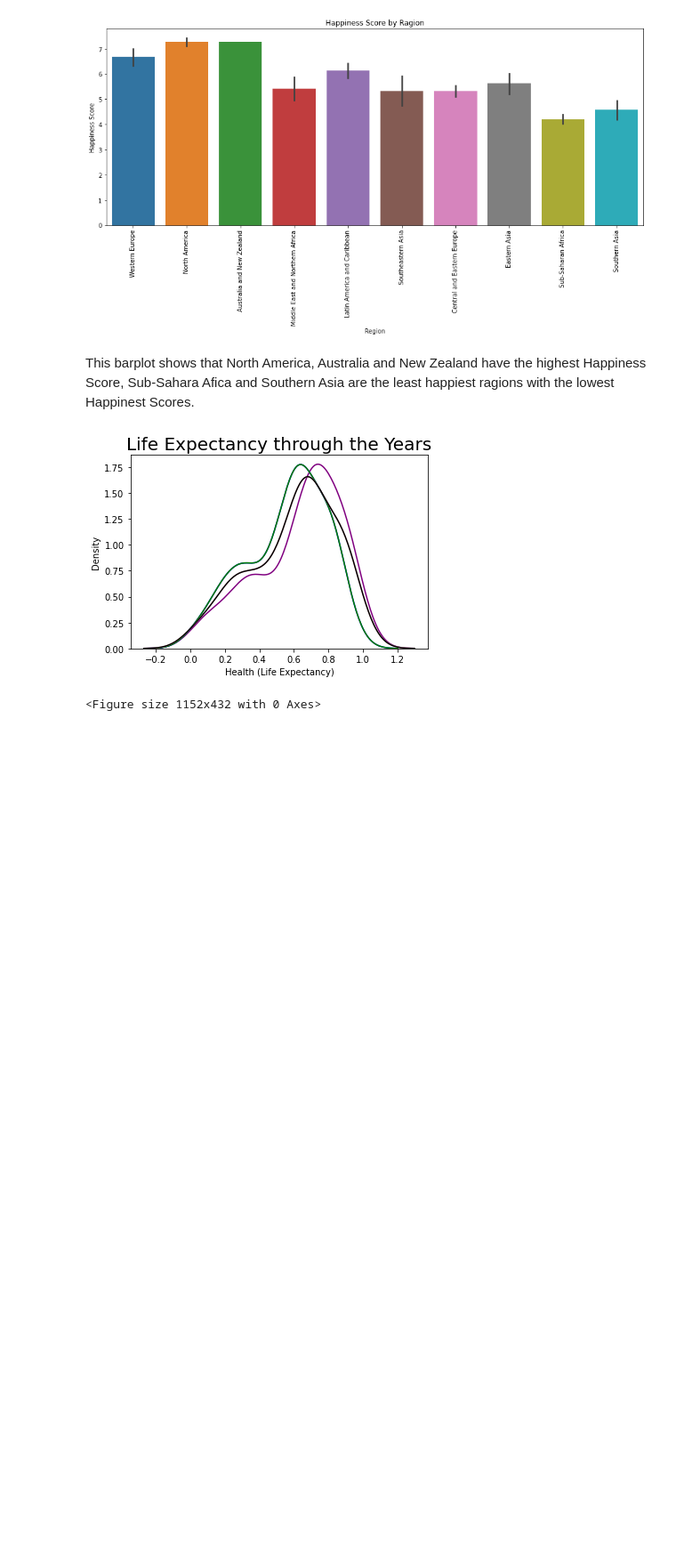
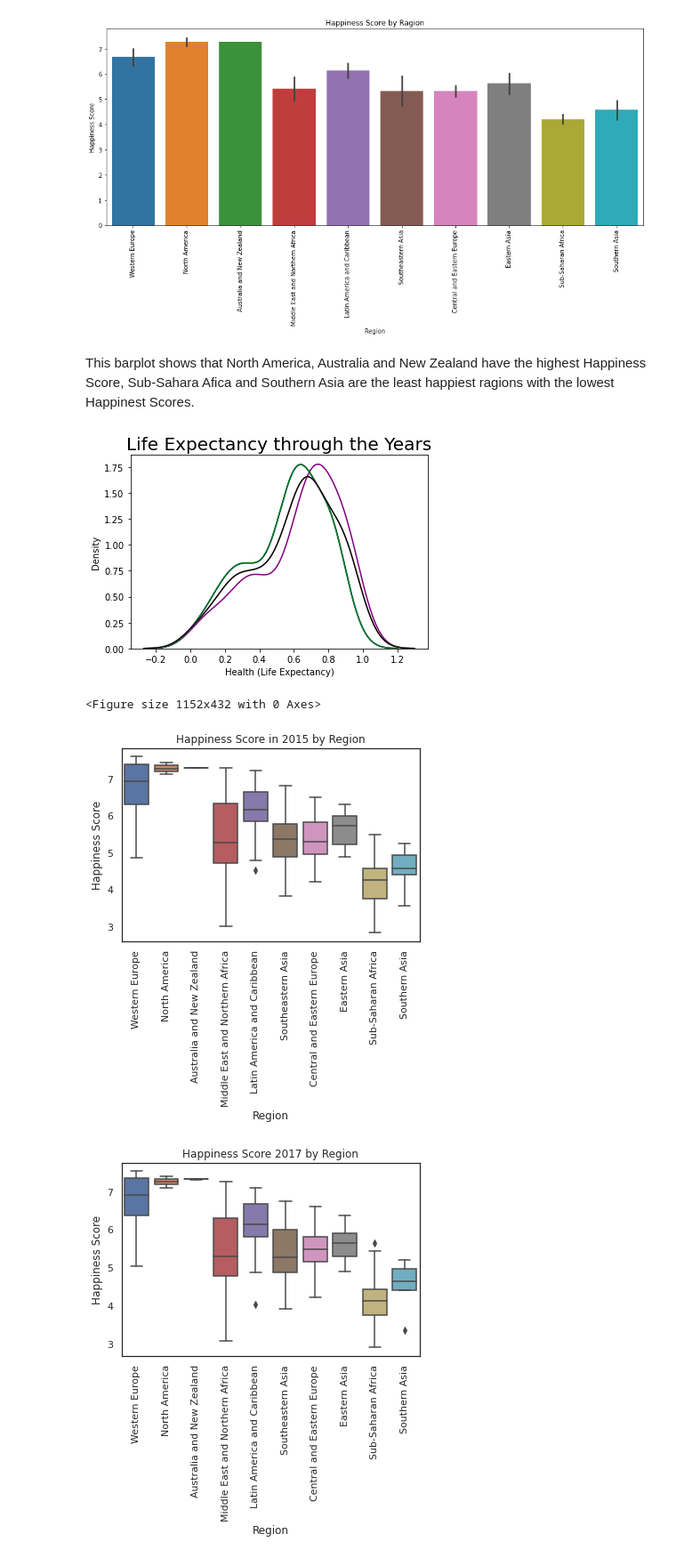
Before and after one commit to Jojomaque/Portfolio, a Jupyter notebook: JojoHow_happy_is_the_world.ipynb, the cells around one changed output. Shown: that part at 89% size. Saved outputs shown, nothing was run; the diff lists cells and outputs as text; code cells hidden in the pictures; blank space fills up the shorter version.

```diff
--- a/JojoHow_happy_is_the_world.ipynb
+++ b/JojoHow_happy_is_the_world.ipynb
@@ -371,3 +388,28 @@ plt.show()
 # %% [output]
 [figure]
 <Figure size 1152x432 with 0 Axes>
+# %%
+import pandas as pd
+import seaborn as sns
+from matplotlib import pyplot as plt
+import numpy as np
+
+happy_2015 = pd.read_excel('https://github.com/futureCodersSE/working-with-data/blob/main/Happiness-Data/2015.xlsx?raw=true')
+happy_2016 = pd.read_excel('https://github.com/futureCodersSE/working-with-data/blob/main/Happiness-Data/2016.xlsx?raw=true')
+happy_2017 = pd.read_excel('https://github.com/futureCodersSE/working-with-data/blob/main/Happiness-Data/2016.xlsx?raw=true')
+happy_2018 = pd.read_excel('https://github.com/futureCodersSE/working-with-data/blob/main/Happiness-Data/2018.xlsx?raw=true')
+happy_2019 = pd.read_excel('https://github.com/futureCodersSE/working-with-data/blob/main/Happiness-Data/2018.xlsx?raw=true')
+
+
+sns.boxplot(x='Region', y= 'Happiness Score', data= happy_2015)
+plt.xticks(rotation = 90)
+plt.title("Happiness Score in 2015 by Region")
+plt.show()
+
+sns.boxplot(x='Region', y= 'Happiness Score', data= happy_2017)
+plt.xticks(rotation = 90)
+plt.title("Happiness Score 2017 by Region")
+plt.show()
+# %% [output]
+[figure, added]
+[figure, added]
```
Also changed, not shown: parts of 4 cells of this notebook.
